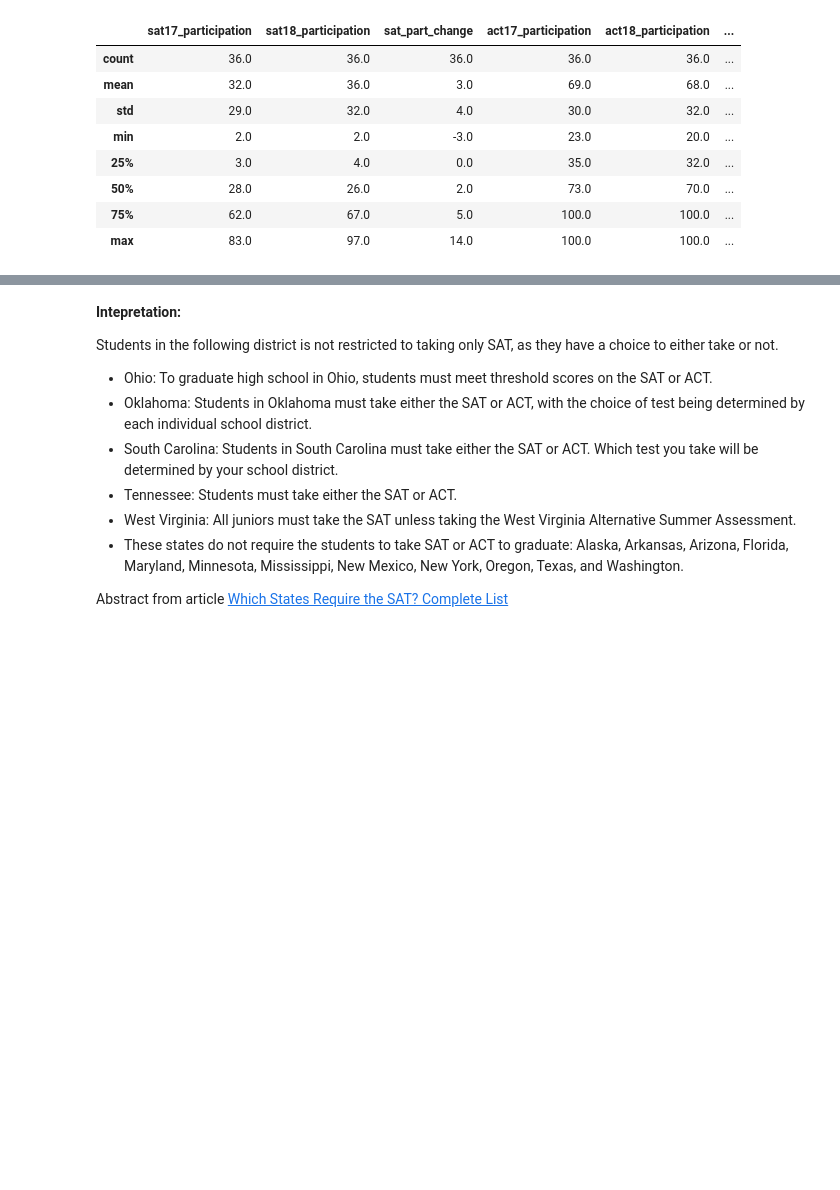
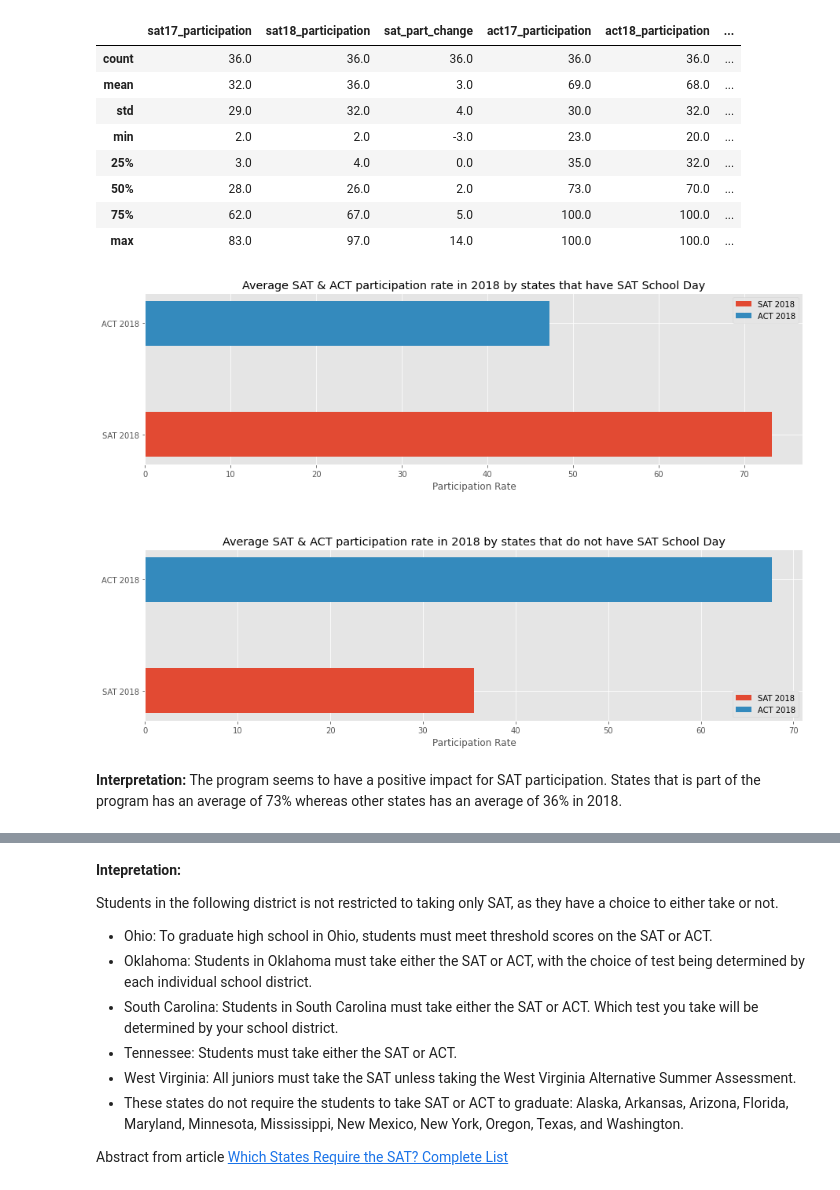
Before and after one commit to SimYiSY/DSI-Projects, a Jupyter notebook: project_1/code/starter-code_updated.ipynb, the cells around one changed output, grey strips where cells are left out. Saved outputs shown, nothing was run; the diff lists cells and outputs as text; code cells hidden in the pictures; blank space fills up the shorter version.

```diff
--- a/project_1/code/starter-code_updated.ipynb
+++ b/project_1/code/starter-code_updated.ipynb
@@ -1819,5 +1819,30 @@ round(not_required_sat[['state', 'sat17_participation', 'sat18_participation', '
 | 50% | 28.0 | 26.0 | 2.0 | 73.0 | 70.0 | ... |
 | 75% | 62.0 | 67.0 | 5.0 | 100.0 | 100.0 | ... |
 | max | 83.0 | 97.0 | 14.0 | 100.0 | 100.0 | ... |
+# %%
+fig, (ax1, ax2) = plt.subplots(nrows=2, ncols=1, figsize=(15, 10))
+plt.subplots_adjust(hspace = 0.5)
+
+
+ax1.barh('SAT 2018', required_sat['sat18_participation'].mean(),
+         align='center', height = 0.4, label ='SAT 2018') #set horizontal bar plot
+ax1.barh('ACT 2018', required_sat['act18_participation'].mean(),
+         align='center', height = -0.4, label ='ACT 2018') #set horizontal bar plot
+ax1.set_xlabel('Participation Rate') #set x label
+ax1.set_title('Average SAT & ACT participation rate in 2018 by states that have SAT School Day') #set Title of plot
+leg = ax1.legend();
+
+ax2.barh('SAT 2018', not_required_sat['sat18_participation'].mean(),
+         align='center', height = 0.4, label ='SAT 2018') #set horizontal bar plot
+ax2.barh('ACT 2018', not_required_sat['act18_participation'].mean(),
+         align='center', height = -0.4, label ='ACT 2018') #set horizontal bar plot
+ax2.set_xlabel('Participation Rate') #set x label
+ax2.set_title('Average SAT & ACT participation rate in 2018 by states that do not have SAT School Day') #set Title of plot
+leg = ax2.legend();
+# %% [output]
+[figure, added]
+# %% [markdown]
+**Interpretation:**
+The program seems to have a positive impact for SAT participation. States that is part of the program has an average of 73% whereas other states has an average of 36% in 2018.
 # %%
 #checking participation of states with and without SAT school Day
```
Also changed, not shown: parts of 5 cells of this notebook, 1 other file.
